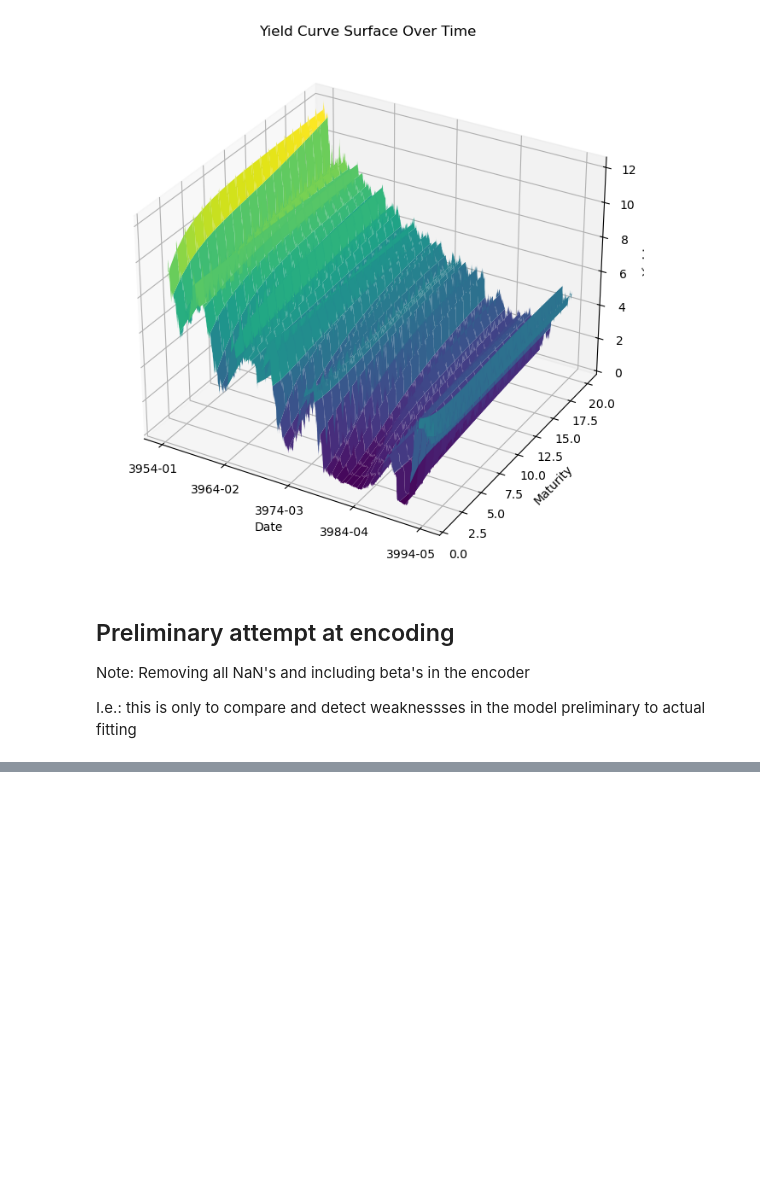
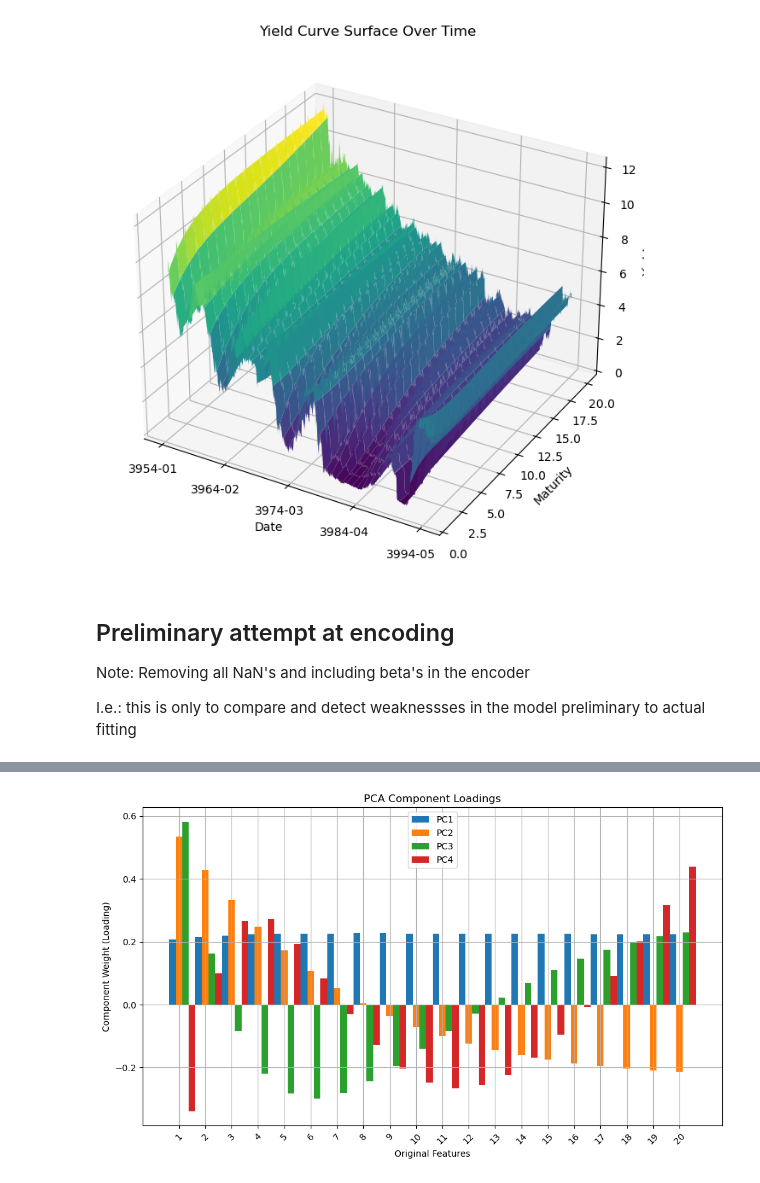
Before and after one commit to carlamcnair/Final-Project-AppML, a Jupyter notebook: Data.ipynb, the cells around one changed output, grey strips where cells are left out. Saved outputs shown, nothing was run; the diff lists cells and outputs as text; code cells hidden in the pictures; blank space fills up the shorter version.

```diff
--- a/Data.ipynb
+++ b/Data.ipynb
@@ -309,0 +468,17 @@ plt.show()
+# %%
+from sklearn.decomposition import PCA
+from sklearn.preprocessing import StandardScaler
+
+# 1. Select numeric columns and drop NaNs
+X = data_pca.select_dtypes(include='number').dropna()
+
+# 2. Standardize the features
+X_scaled = StandardScaler().fit_transform(X)
+
+# 3. Fit PCA with 3 components
+pca = PCA(n_components=4)
+X_pca = pca.fit_transform(X_scaled)
+
+# 4. (Optional) Inspect shape and explained variance
+print("Shape of PCA output:", X_pca.shape)
+print("Explained variance ratio:", pca.explained_variance_ratio_)
@@ -309,0 +511,27 @@ plt.show()
+# %%
+import pandas as pd
+import matplotlib.pyplot as plt
+import numpy as np
+
+# Get the feature names
+feature_names = data_pca.select_dtypes(include='number').columns
+
+# Create a DataFrame of the PCA components
+components_df = pd.DataFrame(pca.components_, columns=feature_names, index=['PC1', 'PC2', 'PC3', 'PC4'])
+
+# Plot each component's loadings
+plt.figure(figsize=(10, 6))
+for i in range(4):
+    plt.bar(np.arange(len(feature_names)) + i*0.25, components_df.iloc[i], width=0.25, label=f'PC{i+1}')
+
+# Formatting
+plt.xticks(np.arange(len(feature_names)) + 0.25, feature_names, rotation=45)
+plt.xlabel('Original Features')
+plt.ylabel('Component Weight (Loading)')
+plt.title('PCA Component Loadings')
+plt.legend()
+plt.tight_layout()
+plt.grid(True)
+plt.show()
+# %% [output]
+[figure, added]
```
Also changed, not shown: parts of 14 cells of this notebook.
